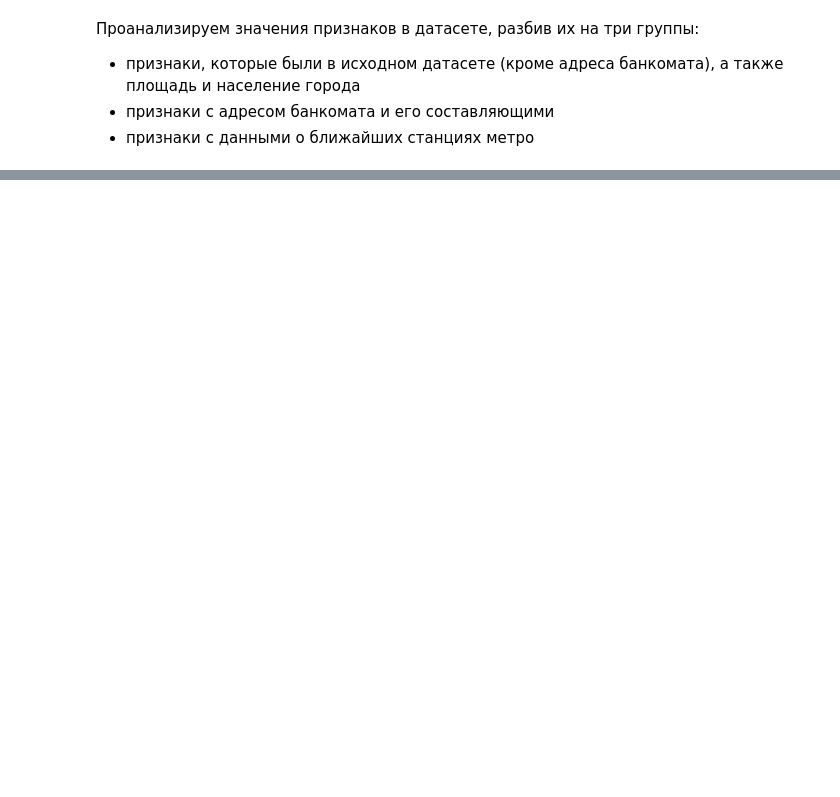
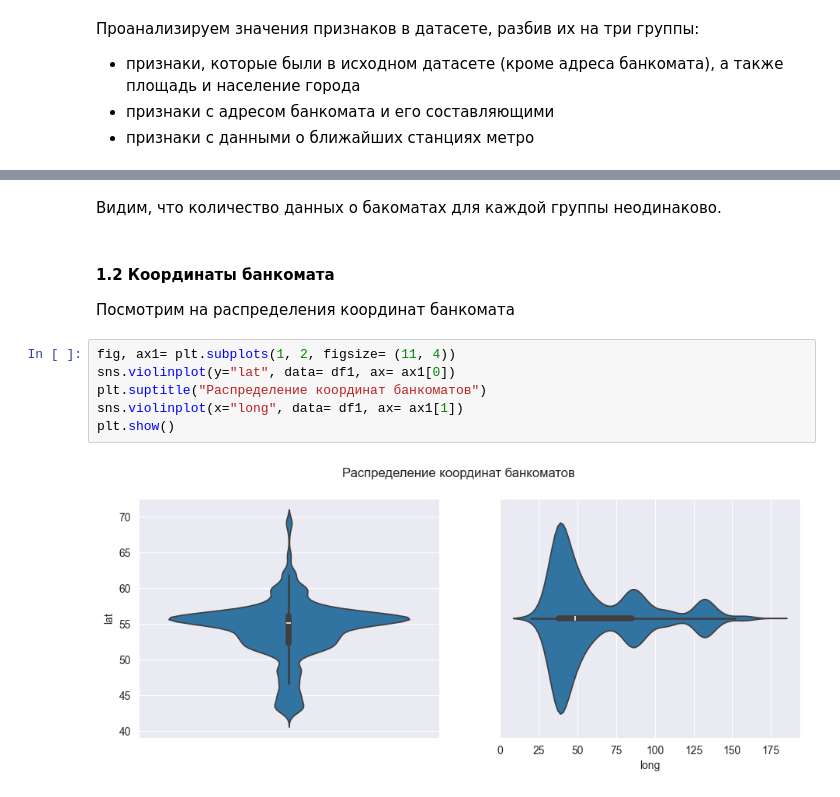
Before and after one commit to SeVlVershinin/atm-project, a Jupyter notebook: eda/eda.ipynb, the cells around one changed output, grey strips where cells are left out. Saved outputs shown, nothing was run; the diff lists cells and outputs as text; blank space fills up the shorter version.

```diff
--- a/eda/eda.ipynb
+++ b/eda/eda.ipynb
@@ -50,0 +104,13 @@ df
+# %% [markdown]
+Видим, что количество данных о бакоматах для каждой группы неодинаково.
+# %% [markdown]
+#### 1.2 Координаты банкомата
+Посмотрим на распределения координат банкомата
+# %%
+fig, ax1= plt.subplots(1, 2, figsize= (11, 4))
+sns.violinplot(y="lat", data= df1, ax= ax1[0])
+plt.suptitle("Распределение координат банкоматов")
+sns.violinplot(x="long", data= df1, ax= ax1[1])
+plt.show()
+# %% [output]
+[figure, added]
```
Also changed, not shown: parts of 28 cells of this notebook, 1 other file.
